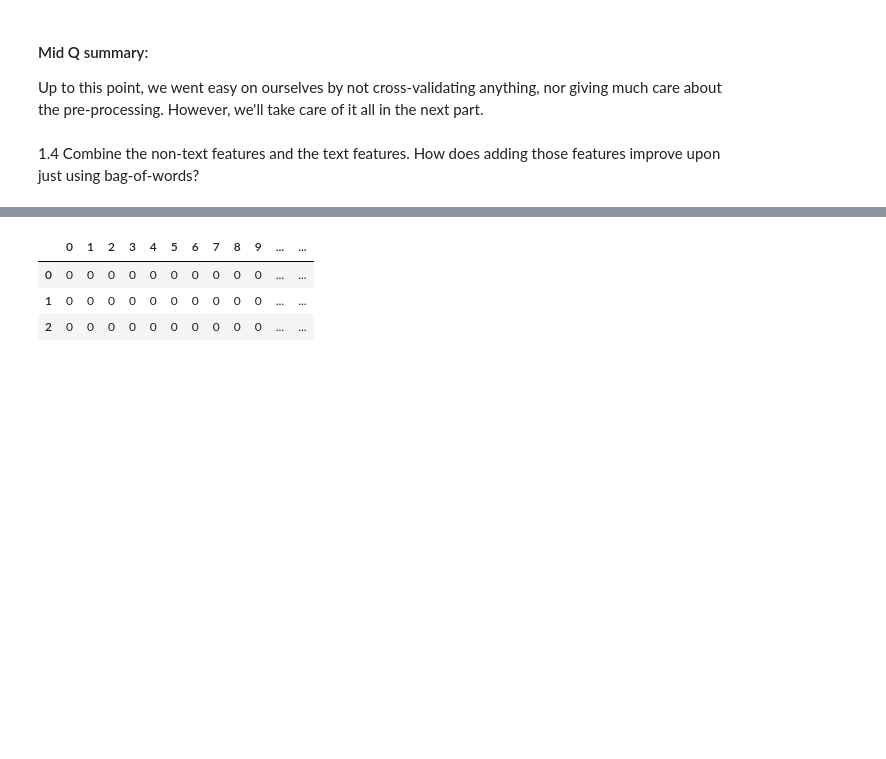
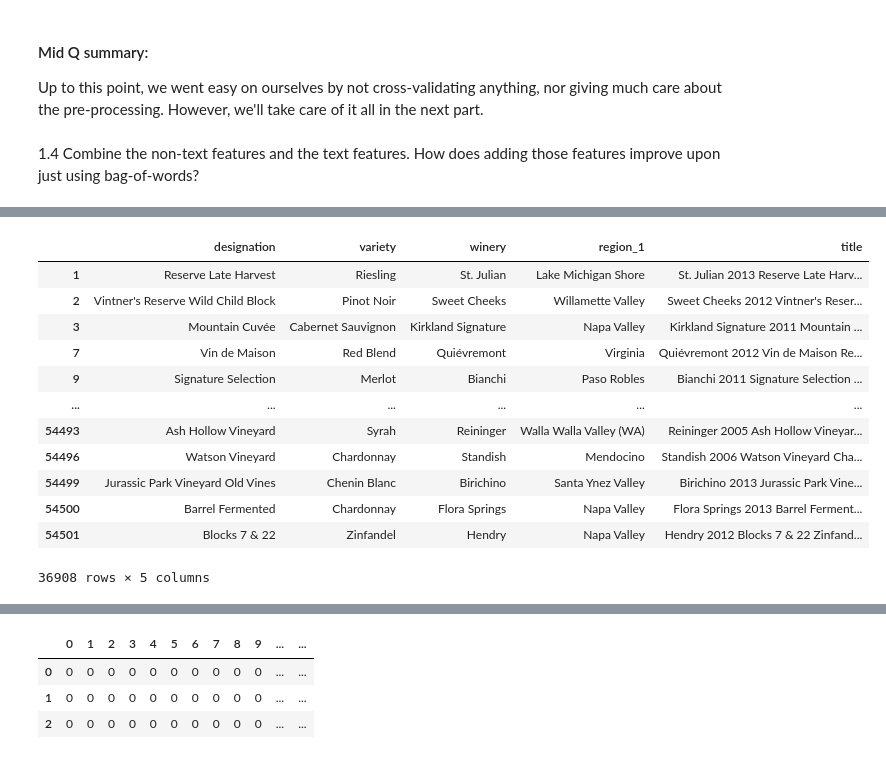
Before and after one commit to Matt88Ac/AdvancedML_Assignment4, a Jupyter notebook: Advanced Machine Learning - HW #4.ipynb, the cells around one changed output, grey strips where cells are left out. Cells and saved outputs as stored; diff of their text form; code cells hidden in the pictures; blank space fills up the shorter version.

```diff
--- a/Advanced Machine Learning - HW #4.ipynb
+++ b/Advanced Machine Learning - HW #4.ipynb
@@ -636,0 +523,16 @@ description = None
+# %%
+x.loc[~x['designation'].isna(), ['designation', 'variety', 'winery', 'region_1', 'title']]
+# %% [output]
+|  | designation | variety | winery | region_1 | title |
+| 1 | Reserve Late Harvest | Riesling | St. Julian | Lake Michigan Shore | St. Julian 2013 Reserve Late Harv... |
+| 2 | Vintner's Reserve Wild Child Block | Pinot Noir | Sweet Cheeks | Willamette Valley | Sweet Cheeks 2012 Vintner's Reser... |
+| 3 | Mountain Cuvée | Cabernet Sauvignon | Kirkland Signature | Napa Valley | Kirkland Signature 2011 Mountain ... |
+| 7 | Vin de Maison | Red Blend | Quiévremont | Virginia | Quiévremont 2012 Vin de Maison Re... |
+| 9 | Signature Selection | Merlot | Bianchi | Paso Robles | Bianchi 2011 Signature Selection ... |
+| ... | ... | ... | ... | ... | ... |
+| 54493 | Ash Hollow Vineyard | Syrah | Reininger | Walla Walla Valley (WA) | Reininger 2005 Ash Hollow Vineyar... |
+| 54496 | Watson Vineyard | Chardonnay | Standish | Mendocino | Standish 2006 Watson Vineyard Cha... |
+| 54499 | Jurassic Park Vineyard Old Vines | Chenin Blanc | Birichino | Santa Ynez Valley | Birichino 2013 Jurassic Park Vine... |
+| 54500 | Barrel Fermented | Chardonnay | Flora Springs | Napa Valley | Flora Springs 2013 Barrel Ferment... |
+| 54501 | Blocks 7 & 22 | Zinfandel | Hendry | Napa Valley | Hendry 2012 Blocks 7 & 22 Zinfand... |
+36908 rows × 5 columns
```
Also changed, not shown: parts of 41 cells of this notebook.
